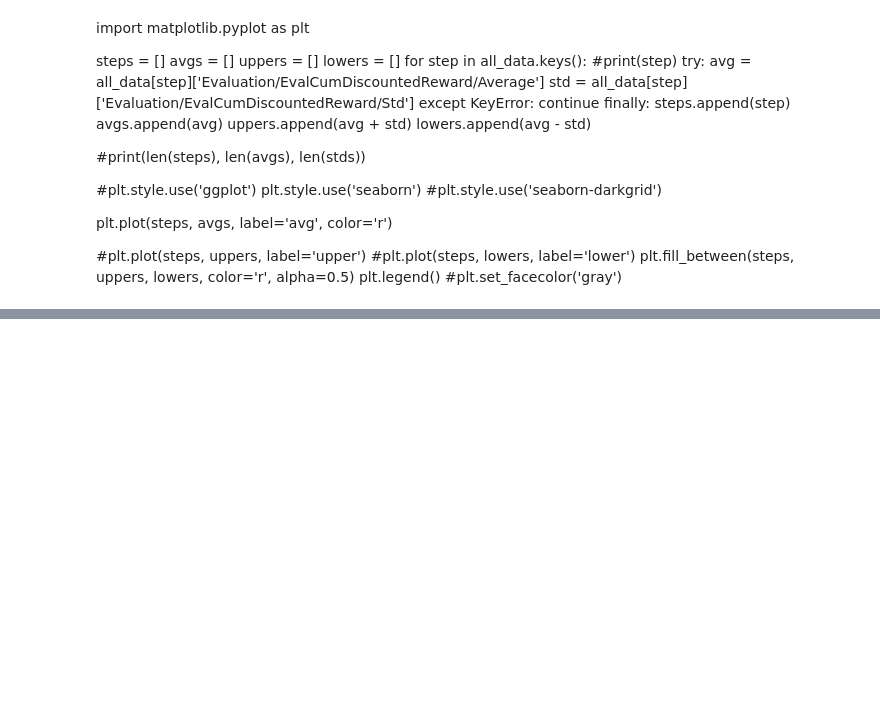
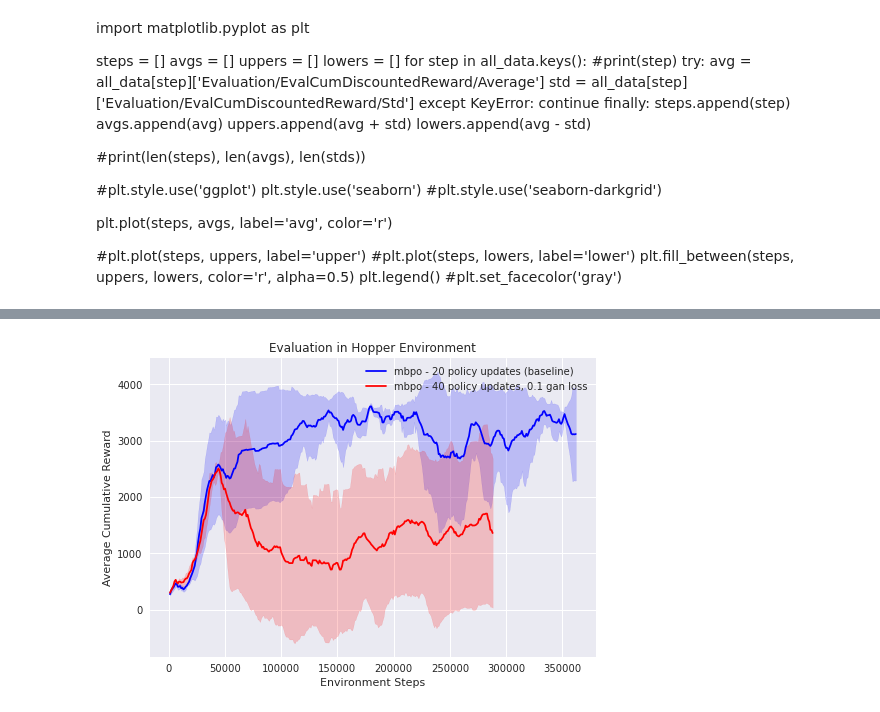
Before and after one commit to tim-ts-chu/mbpo, a Jupyter notebook: hypo-plot.ipynb, the cells around one changed output, grey strips where cells are left out. Cells and saved outputs as stored; diff of their text form; code cells hidden in the pictures; blank space fills up the shorter version.

```diff
--- a/hypo-plot.ipynb
+++ b/hypo-plot.ipynb
@@ -383,0 +519,34 @@ draw_exp(exp, smooth=7)
+# %%
+hypo1 = {
+    'event_files': [
+        '/home/timchu/data/Hopper/defaults/seed:3624_2021-05-05_14-45-297ccq7cri/events.out.tfevents.1620240917.deeplearn17',
+        '/home/timchu/data/Hopper/defaults/seed:4537_2021-05-05_14-45-35znohyyxk/events.out.tfevents.1620240984.deeplearn17',
+        '/home/timchu/data/Hopper/defaults/seed:7081_2021-05-05_14-45-246za4n0fb/events.out.tfevents.1620240916.deeplearn17',
+        '/home/timchu/data/Hopper/defaults/seed:9986_2021-05-05_14-45-31l3fc1e58/events.out.tfevents.1620240949.deeplearn17',
+    ],
+    'tag': 'ray/tune/evaluation/return-average',
+    'label': 'mbpo - 20 policy updates (baseline)',
+    'color': 'b'
+}
+hypo2 = {
+    'event_files': [
+        '/home/timchu/data/Hopper/defaults/seed:1898_2021-05-05_14-48-46q20q83r4/events.out.tfevents.1620241592.deeplearn17',
+        '/home/timchu/data/Hopper/defaults/seed:2033_2021-05-05_14-48-38_nz8l_na/events.out.tfevents.1620241605.deeplearn17',
+        '/home/timchu/data/Hopper/defaults/seed:61_2021-05-05_14-48-428u1mfuix/events.out.tfevents.1620241556.deeplearn17',
+        '/home/timchu/data/Hopper/defaults/seed:814_2021-05-05_14-48-40g5m4p542/events.out.tfevents.1620241581.deeplearn17',
+    ],
+    'tag': 'ray/tune/evaluation/return-average',
+    'label': 'mbpo - 40 policy updates, 0.1 gan loss',
+    'color': 'r'
+}
+
+
+exp = {
+    'hypos': [hypo1, hypo2],
+    'title': 'Evaluation in Hopper Environment',
+    'xlabel': 'Environment Steps',
+    'ylabel': 'Average Cumulative Reward',
+}
+draw_exp(exp, smooth=11)
+# %% [output]
+[figure, added]
```
Also changed, not shown: parts of 8 cells of this notebook, 4 other files.
